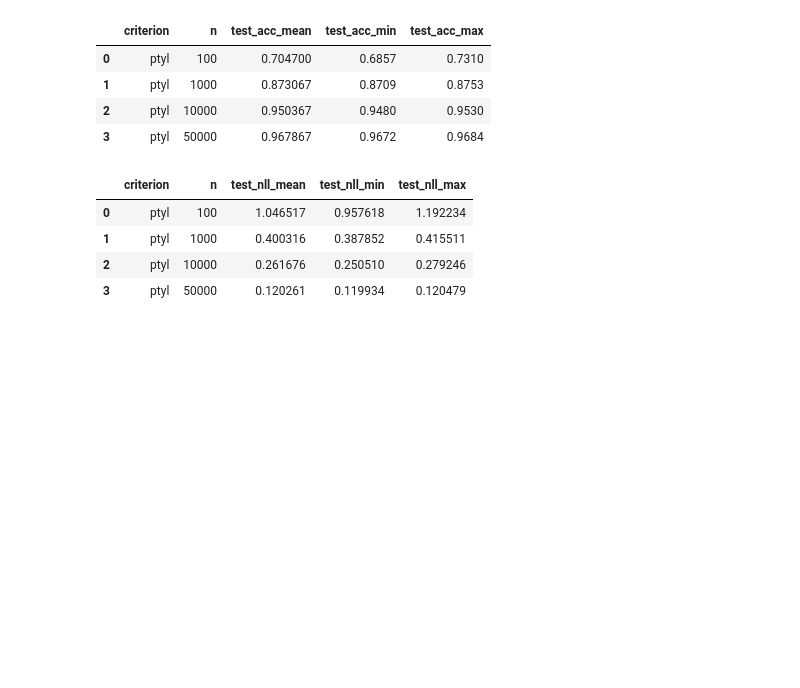
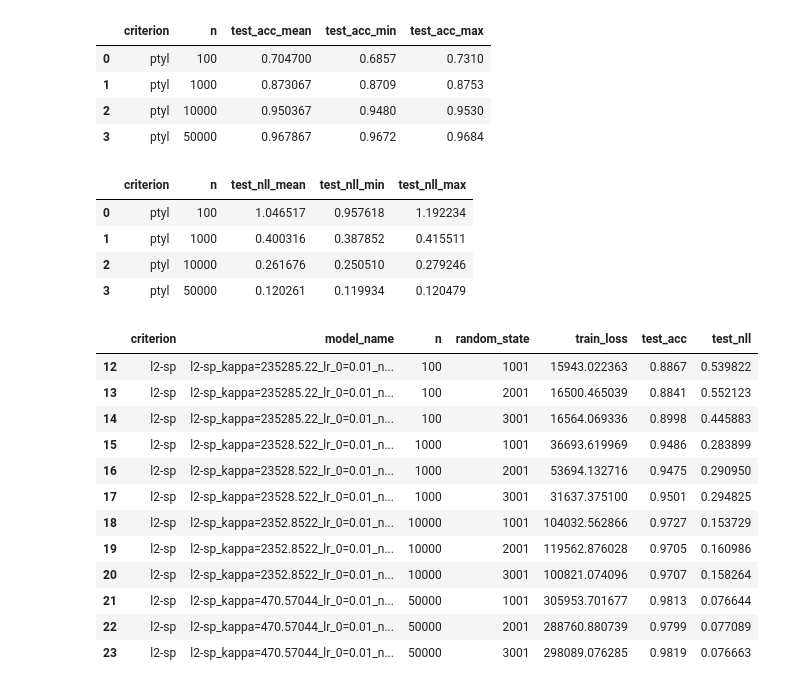
Before and after one commit to tufts-ml/data-emphasized-ELBo, a Jupyter notebook: notebooks/CIFAR-10_VI.ipynb, the cells around one changed output. Drawn from its saved outputs; the diff is of its cells as text; code cells hidden in the pictures; blank space fills up the shorter version.

```diff
--- a/notebooks/CIFAR-10_VI.ipynb
+++ b/notebooks/CIFAR-10_VI.ipynb
@@ -410,3 +450,40 @@ grouped_df[['criterion', 'n', 'test_nll_mean', 'test_nll_min', 'test_nll_max']]
 | 1 | ptyl | 1000 | 0.400316 | 0.387852 | 0.415511 |
 | 2 | ptyl | 10000 | 0.261676 | 0.250510 | 0.279246 |
 | 3 | ptyl | 50000 | 0.120261 | 0.119934 | 0.120479 |
+# %%
+criterion = 'l2-sp'
+d = 23528522
+dataset_directory = '/cluster/tufts/hugheslab/eharve06/CIFAR-10'
+experiments_directory = '/cluster/tufts/hugheslab/eharve06/data-emphasized-ELBo/experiments/retrained_CIFAR-10_ViT_B_16_VI'
+lr_0s = [0.1, 0.01, 0.001, 0.0001]
+ns = [100, 1000, 10000, 50000]
+random_states = [1001, 2001, 3001]
+
+columns = ['criterion', 'model_name', 'n', 'random_state', 'train_loss', 'test_acc', 'test_nll']
+retrained_df = pd.DataFrame(columns=columns)
+
+for lr_0, n, random_state in itertools.product(lr_0s, ns, random_states):
+    model_name = f'{criterion}_kappa={d/n}_lr_0={lr_0}_n={n}_random_state={random_state}'
+    if os.path.exists(f'{experiments_directory}/{model_name}.csv'):
+        temp_df = pd.read_csv(f'{experiments_directory}/{model_name}.csv')
+        row = [criterion, model_name, n, random_state, temp_df.train_loss.values[-1], temp_df.val_or_test_acc.values[-1], temp_df.val_or_test_nll.values[-1]]
+        retrained_df.loc[len(retrained_df)] = row
+
+min_indices = retrained_df.groupby(['criterion', 'n', 'random_state'])['train_loss'].idxmin()
+retrained_df = retrained_df.loc[min_indices]
+
+retrained_df
+# %% [output]
+|  | criterion | model_name | n | random_state | train_loss | test_acc | test_nll |
+| 12 | l2-sp | l2-sp_kappa=235285.22_lr_0=0.01_n... | 100 | 1001 | 15943.022363 | 0.8867 | 0.539822 |
+| 13 | l2-sp | l2-sp_kappa=235285.22_lr_0=0.01_n... | 100 | 2001 | 16500.465039 | 0.8841 | 0.552123 |
+| 14 | l2-sp | l2-sp_kappa=235285.22_lr_0=0.01_n... | 100 | 3001 | 16564.069336 | 0.8998 | 0.445883 |
+| 15 | l2-sp | l2-sp_kappa=23528.522_lr_0=0.01_n... | 1000 | 1001 | 36693.619969 | 0.9486 | 0.283899 |
+| 16 | l2-sp | l2-sp_kappa=23528.522_lr_0=0.01_n... | 1000 | 2001 | 53694.132716 | 0.9475 | 0.290950 |
+| 17 | l2-sp | l2-sp_kappa=23528.522_lr_0=0.01_n... | 1000 | 3001 | 31637.375100 | 0.9501 | 0.294825 |
+| 18 | l2-sp | l2-sp_kappa=2352.8522_lr_0=0.01_n... | 10000 | 1001 | 104032.562866 | 0.9727 | 0.153729 |
+| 19 | l2-sp | l2-sp_kappa=2352.8522_lr_0=0.01_n... | 10000 | 2001 | 119562.876028 | 0.9705 | 0.160986 |
+| 20 | l2-sp | l2-sp_kappa=2352.8522_lr_0=0.01_n... | 10000 | 3001 | 100821.074096 | 0.9707 | 0.158264 |
+| 21 | l2-sp | l2-sp_kappa=470.57044_lr_0=0.01_n... | 50000 | 1001 | 305953.701677 | 0.9813 | 0.076644 |
+| 22 | l2-sp | l2-sp_kappa=470.57044_lr_0=0.01_n... | 50000 | 2001 | 288760.880739 | 0.9799 | 0.077089 |
+| 23 | l2-sp | l2-sp_kappa=470.57044_lr_0=0.01_n... | 50000 | 3001 | 298089.076285 | 0.9819 | 0.076663 |
```
Also changed, not shown: parts of 11 cells of this notebook, 23 other files.
